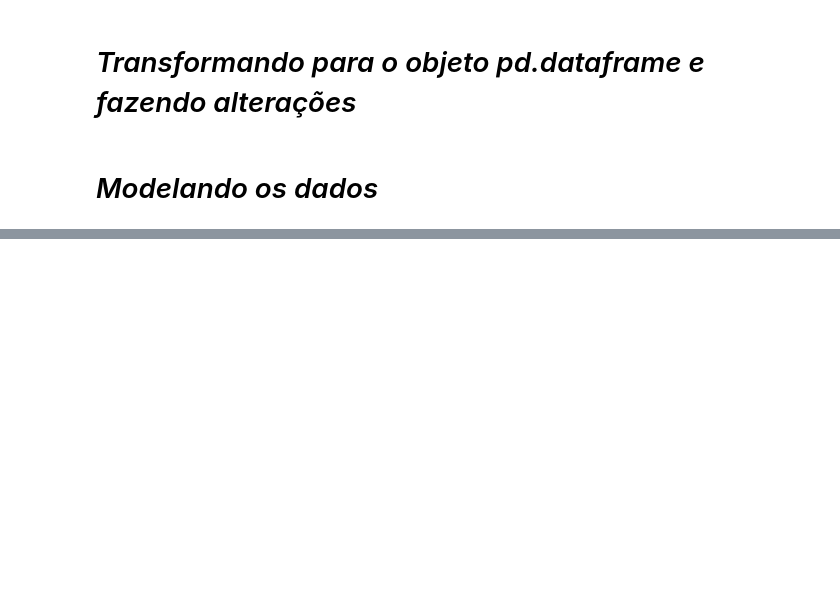
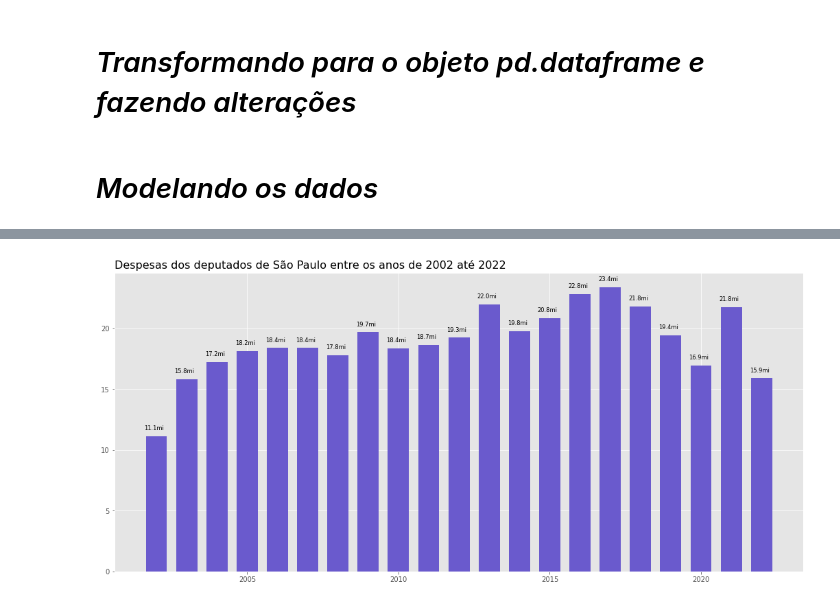
Before and after one commit to JoaoMouraSS/Projetos, a Jupyter notebook: Analise_dos_gastos_dos_deputados_estaduais_de_SP.ipynb, the cells around one changed output, grey strips where cells are left out. Saved outputs shown, nothing was run; the diff lists cells and outputs as text; code cells hidden in the pictures; blank space fills up the shorter version.

```diff
--- a/Analise_dos_gastos_dos_deputados_estaduais_de_SP.ipynb
+++ b/Analise_dos_gastos_dos_deputados_estaduais_de_SP.ipynb
@@ -83,0 +72,19 @@ df_analise
+# %%
+# Criando o arquivo do banco de dados
+banco = sqlite3.connect('banco')
+
+# Criando um cursor
+curso_banco = banco.cursor()
+
+# Criando a tabela
+tabela1 = curso_banco.execute('create table Dados (Matricula,Gastos_2019,Gastos_2020,Gastos_2021, Gastos_2022)')
+
+# Enviando o comando
+banco.commit()
+
+# Adicionando dados para o banco de dados
+for i in df_analise.values:
+  curso_banco.execute(f'insert into Dados values ({i[0]},{i[1]},{i[2]},{i[3]},{i[4]})')
+
+# Consultando os valores do banco de dados
+curso_banco.execute('select * from Dados').fetchall()
@@ -83,0 +95,3 @@ df_analise
+# %%
+despesas_por_ano = (df_despesas.groupby(by=['Ano']).sum()['Valor']/1000000).reset_index()
+despesas_por_ano
@@ -83,0 +116,21 @@ df_analise
+# %%
+# Configurando a área do gráfico
+plt.figure(figsize=(18,8))
+
+# Criando o gráfico
+plt.bar( despesas_por_ano['Ano'], despesas_por_ano['Valor'], width=0.7, color='#6A5ACD')
+
+#Ajustes
+plt.title('Despesas dos deputados de São Paulo entre os anos de 2002 até 2022', loc='left', fontsize = 16, fontweight='500')
+plt.style.use('ggplot')
+
+# Adcionando valores as colunas
+for i,j in enumerate(despesas_por_ano['Valor']):
+  x = round(j,1)
+  valores = str(x)+'mi'
+  plt.text(x =despesas_por_ano['Ano'][i]-0.4,y = despesas_por_ano['Valor'][i]+0.5,s=valores, size = 'small')
+
+# "Printando" o gráfico
+plt.show()
+# %% [output]
+[figure, added]
```
Also changed, not shown: parts of 7 cells of this notebook.
